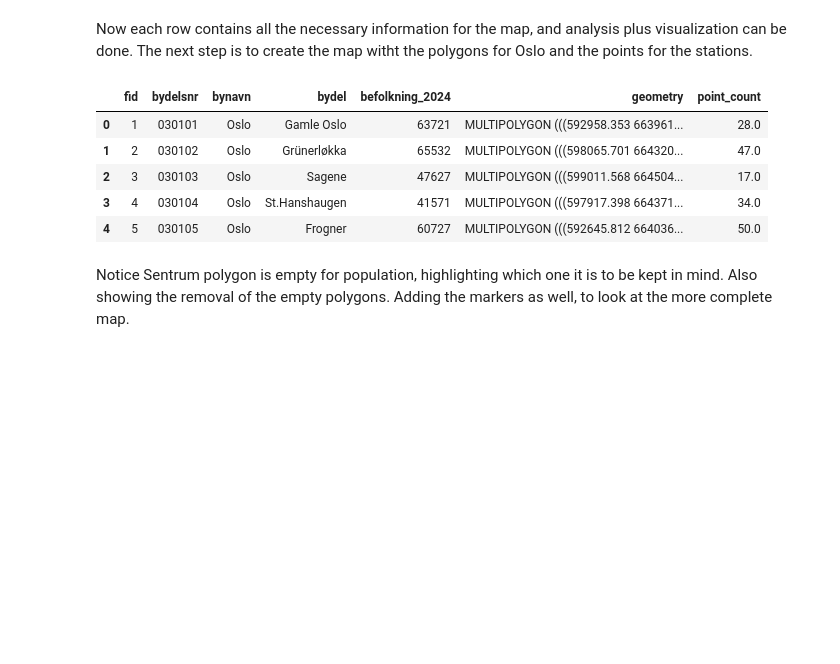
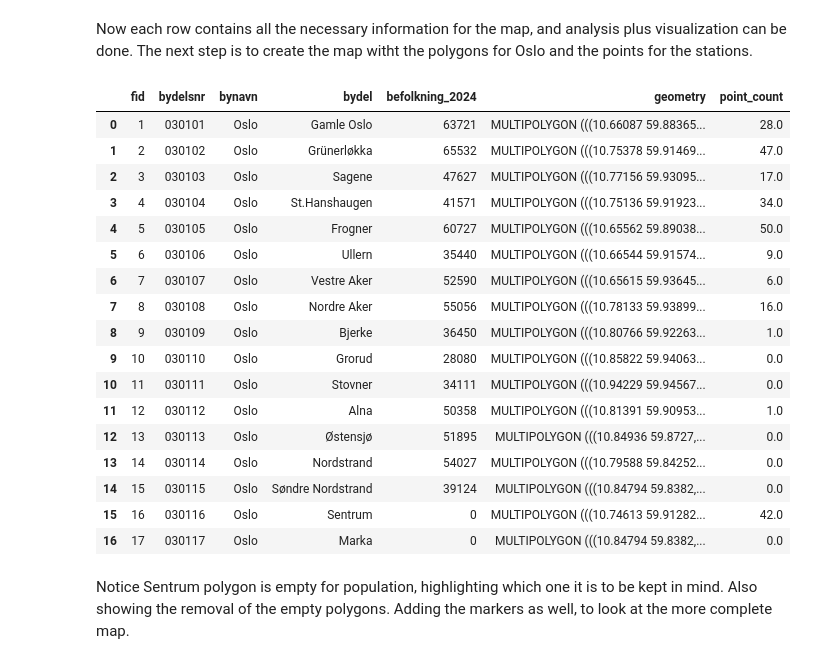
Before and after one commit to ivholmlu/GMGI221-oslo-bysykkel-analyse, a Jupyter notebook: preprocessing_folium.ipynb, the cells around one changed output. Saved outputs shown, nothing was run; the diff lists cells and outputs as text; code cells hidden in the pictures; blank space fills up the shorter version.

```diff
--- a/preprocessing_folium.ipynb
+++ b/preprocessing_folium.ipynb
@@ -81,9 +75,7 @@ def match_stations_and_availability(stations_gdf, availability_df):
     return stations_gdf
 
 stations_df = match_stations_and_availability(stations_gdf, availability_df)
-# Turn stations_df into gdf, where lat and lon are used to create a geometry column
 stations_gdf = gpd.GeoDataFrame(stations_df, geometry=gpd.points_from_xy(stations_df.lon, stations_df.lat))
-stations_gdf.crs = "EPSG:4326"
 stations_gdf.head()
 # %% [output]
 |  | station_id | name | address | cross_street | lat | lon | is_virtual_station | capacity | ... |
@@ -100,14 +92,26 @@ polygon_point_count = points_in_polygons.groupby("index_right").size()
 # %%
 gdf_bydeler["point_count"] = gdf_bydeler.index.map(polygon_point_count).fillna(0)
 # %%
-gdf_bydeler.head()
+gdf_bydeler
 # %% [output]
 |  | fid | bydelsnr | bynavn | bydel | befolkning_2024 | geometry | point_count |
-| 0 | 1 | 030101 | Oslo | Gamle Oslo | 63721 | MULTIPOLYGON (((592958.353 663961... | 28.0 |
-| 1 | 2 | 030102 | Oslo | Grünerløkka | 65532 | MULTIPOLYGON (((598065.701 664320... | 47.0 |
-| 2 | 3 | 030103 | Oslo | Sagene | 47627 | MULTIPOLYGON (((599011.568 664504... | 17.0 |
-| 3 | 4 | 030104 | Oslo | St.Hanshaugen | 41571 | MULTIPOLYGON (((597917.398 664371... | 34.0 |
-| 4 | 5 | 030105 | Oslo | Frogner | 60727 | MULTIPOLYGON (((592645.812 664036... | 50.0 |
+| 0 | 1 | 030101 | Oslo | Gamle Oslo | 63721 | MULTIPOLYGON (((10.66087 59.88365... | 28.0 |
+| 1 | 2 | 030102 | Oslo | Grünerløkka | 65532 | MULTIPOLYGON (((10.75378 59.91469... | 47.0 |
+| 2 | 3 | 030103 | Oslo | Sagene | 47627 | MULTIPOLYGON (((10.77156 59.93095... | 17.0 |
+| 3 | 4 | 030104 | Oslo | St.Hanshaugen | 41571 | MULTIPOLYGON (((10.75136 59.91923... | 34.0 |
+| 4 | 5 | 030105 | Oslo | Frogner | 60727 | MULTIPOLYGON (((10.65562 59.89038... | 50.0 |
+| 5 | 6 | 030106 | Oslo | Ullern | 35440 | MULTIPOLYGON (((10.66544 59.91574... | 9.0 |
+| 6 | 7 | 030107 | Oslo | Vestre Aker | 52590 | MULTIPOLYGON (((10.65615 59.93645... | 6.0 |
+| 7 | 8 | 030108 | Oslo | Nordre Aker | 55056 | MULTIPOLYGON (((10.78133 59.93899... | 16.0 |
+| 8 | 9 | 030109 | Oslo | Bjerke | 36450 | MULTIPOLYGON (((10.80766 59.92263... | 1.0 |
+| 9 | 10 | 030110 | Oslo | Grorud | 28080 | MULTIPOLYGON (((10.85822 59.94063... | 0.0 |
+| 10 | 11 | 030111 | Oslo | Stovner | 34111 | MULTIPOLYGON (((10.94229 59.94567... | 0.0 |
+| 11 | 12 | 030112 | Oslo | Alna | 50358 | MULTIPOLYGON (((10.81391 59.90953... | 1.0 |
+| 12 | 13 | 030113 | Oslo | Østensjø | 51895 | MULTIPOLYGON (((10.84936 59.8727,... | 0.0 |
+| 13 | 14 | 030114 | Oslo | Nordstrand | 54027 | MULTIPOLYGON (((10.79588 59.84252... | 0.0 |
+| 14 | 15 | 030115 | Oslo | Søndre Nordstrand | 39124 | MULTIPOLYGON (((10.84794 59.8382,... | 0.0 |
+| 15 | 16 | 030116 | Oslo | Sentrum | 0 | MULTIPOLYGON (((10.74613 59.91282... | 42.0 |
+| 16 | 17 | 030117 | Oslo | Marka | 0 | MULTIPOLYGON (((10.84794 59.8382,... | 0.0 |
 # %%
 gdf_bydeler_non_empty = gdf_bydeler[gdf_bydeler["point_count"] > 0]
 # %% [markdown]
```
Also changed, not shown: parts of 2 cells of this notebook, 20 other files.
